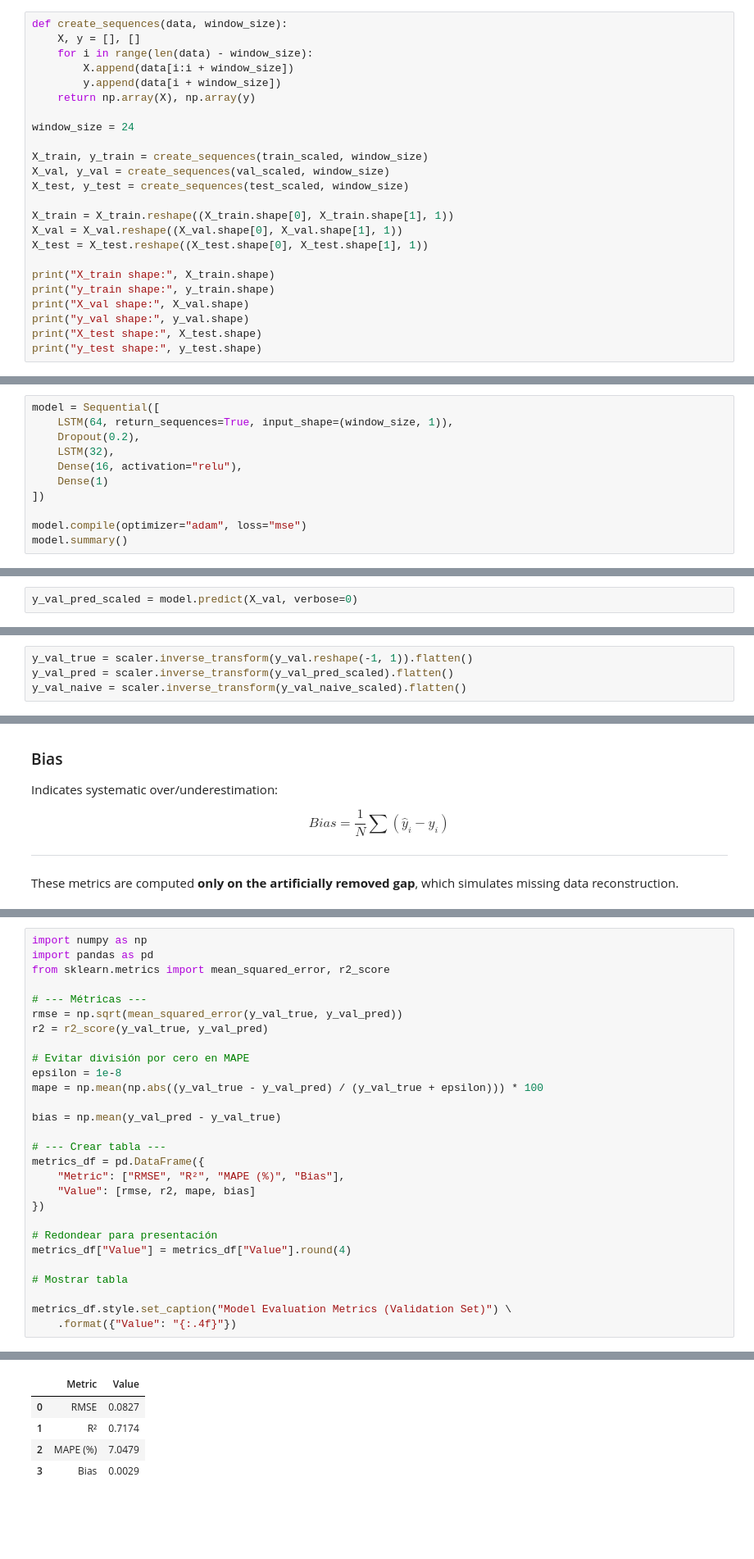
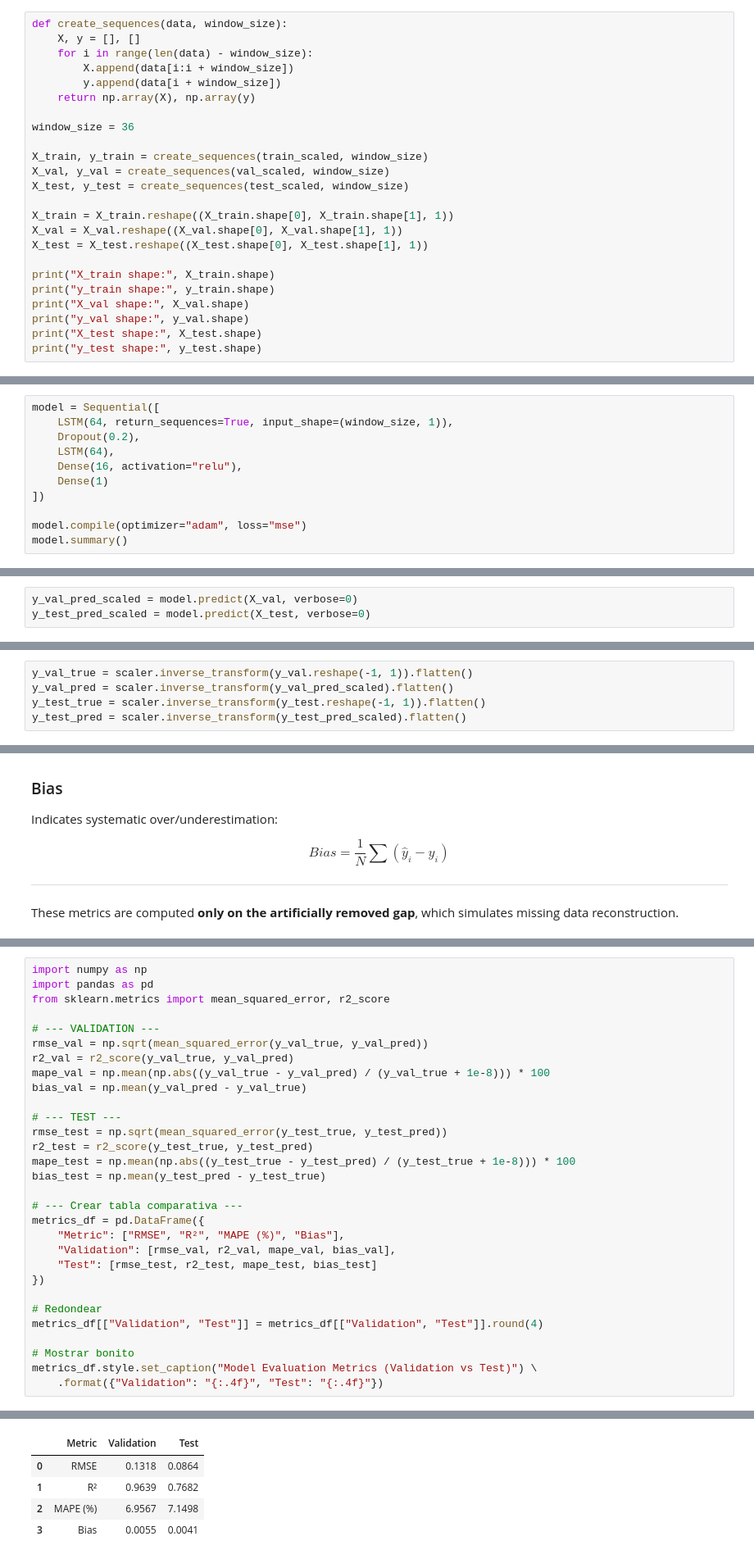
Before and after one commit to mvinesr/coastal-ml-seminar, a Jupyter notebook: notebooks/01_intro_ml_dl_coastal.ipynb, the cells around one changed output, grey strips where cells are left out. Shown at 82% size. Saved outputs shown, nothing was run; the diff lists cells and outputs as text; blank space fills up the shorter version.

```diff
--- a/notebooks/01_intro_ml_dl_coastal.ipynb
+++ b/notebooks/01_intro_ml_dl_coastal.ipynb
@@ -348,7 +360,7 @@ def create_sequences(data, window_size):
         y.append(data[i + window_size])
     return np.array(X), np.array(y)
 
-window_size = 24
+window_size = 36
 
 X_train, y_train = create_sequences(train_scaled, window_size)
 X_val, y_val = create_sequences(val_scaled, window_size)
@@ -375,7 +409,7 @@ y_test shape: (19, 1)
 model = Sequential([
     LSTM(64, return_sequences=True, input_shape=(window_size, 1)),
     Dropout(0.2),
-    LSTM(32),
+    LSTM(64),
     Dense(16, activation="relu"),
     Dense(1)
 ])
@@ -449,2 +519,3 @@ plt.show()
 # %%
 y_val_pred_scaled = model.predict(X_val, verbose=0)
+y_test_pred_scaled = model.predict(X_test, verbose=0)
@@ -453,7 +522,8 @@ y_val_naive_scaled = X_val[:, -1, 0].reshape(-1, 1)
 # %%
 y_val_true = scaler.inverse_transform(y_val.reshape(-1, 1)).flatten()
 y_val_pred = scaler.inverse_transform(y_val_pred_scaled).flatten()
-y_val_naive = scaler.inverse_transform(y_val_naive_scaled).flatten()
+y_test_true = scaler.inverse_transform(y_test.reshape(-1, 1)).flatten()
+y_test_pred = scaler.inverse_transform(y_test_pred_scaled).flatten()
 # %% [markdown]
 ## Model Evaluation
 
@@ -535,27 +641,29 @@ import numpy as np
 import pandas as pd
 from sklearn.metrics import mean_squared_error, r2_score
 
-# --- Métricas ---
-rmse = np.sqrt(mean_squared_error(y_val_true, y_val_pred))
-r2 = r2_score(y_val_true, y_val_pred)
+# --- VALIDATION ---
+rmse_val = np.sqrt(mean_squared_error(y_val_true, y_val_pred))
+r2_val = r2_score(y_val_true, y_val_pred)
+mape_val = np.mean(np.abs((y_val_true - y_val_pred) / (y_val_true + 1e-8))) * 100
+bias_val = np.mean(y_val_pred - y_val_true)
 
-# Evitar división por cero en MAPE
-epsilon = 1e-8
-mape = np.mean(np.abs((y_val_true - y_val_pred) / (y_val_true + epsilon))) * 100
+# --- TEST ---
+rmse_test = np.sqrt(mean_squared_error(y_test_true, y_test_pred))
+r2_test = r2_score(y_test_true, y_test_pred)
+mape_test = np.mean(np.abs((y_test_true - y_test_pred) / (y_test_true + 1e-8))) * 100
+bias_test = np.mean(y_test_pred - y_test_true)
 
-bias = np.mean(y_val_pred - y_val_true)
-
-# --- Crear tabla ---
+# --- Crear tabla comparativa ---
 metrics_df = pd.DataFrame({
     "Metric": ["RMSE", "R²", "MAPE (%)", "Bias"],
-    "Value": [rmse, r2, mape, bias]
+    "Validation": [rmse_val, r2_val, mape_val, bias_val],
+    "Test": [rmse_test, r2_test, mape_test, bias_test]
 })
 
-# Redondear para presentación
-metrics_df["Value"] = metrics_df["Value"].round(4)
+# Redondear
+metrics_df[["Validation", "Test"]] = metrics_df[["Validation", "Test"]].round(4)
 
-# Mostrar tabla
-
-metrics_df.style.set_caption("Model Evaluation Metrics (Validation Set)") \
-    .format({"Value": "{:.4f}"})
+# Mostrar bonito
+metrics_df.style.set_caption("Model Evaluation Metrics (Validation vs Test)") \
+    .format({"Validation": "{:.4f}", "Test": "{:.4f}"})
 # %% [output]
@@ -563,5 +671,5 @@ Model Evaluation Metrics (Validation Set)
-|  | Metric | Value |
-| 0 | RMSE | 0.0827 |
-| 1 | R² | 0.7174 |
-| 2 | MAPE (%) | 7.0479 |
-| 3 | Bias | 0.0029 |
+|  | Metric | Validation | Test |
+| 0 | RMSE | 0.1318 | 0.0864 |
+| 1 | R² | 0.9639 | 0.7682 |
+| 2 | MAPE (%) | 6.9567 | 7.1498 |
+| 3 | Bias | 0.0055 | 0.0041 |
```
Also changed, not shown: parts of 18 cells of this notebook.
